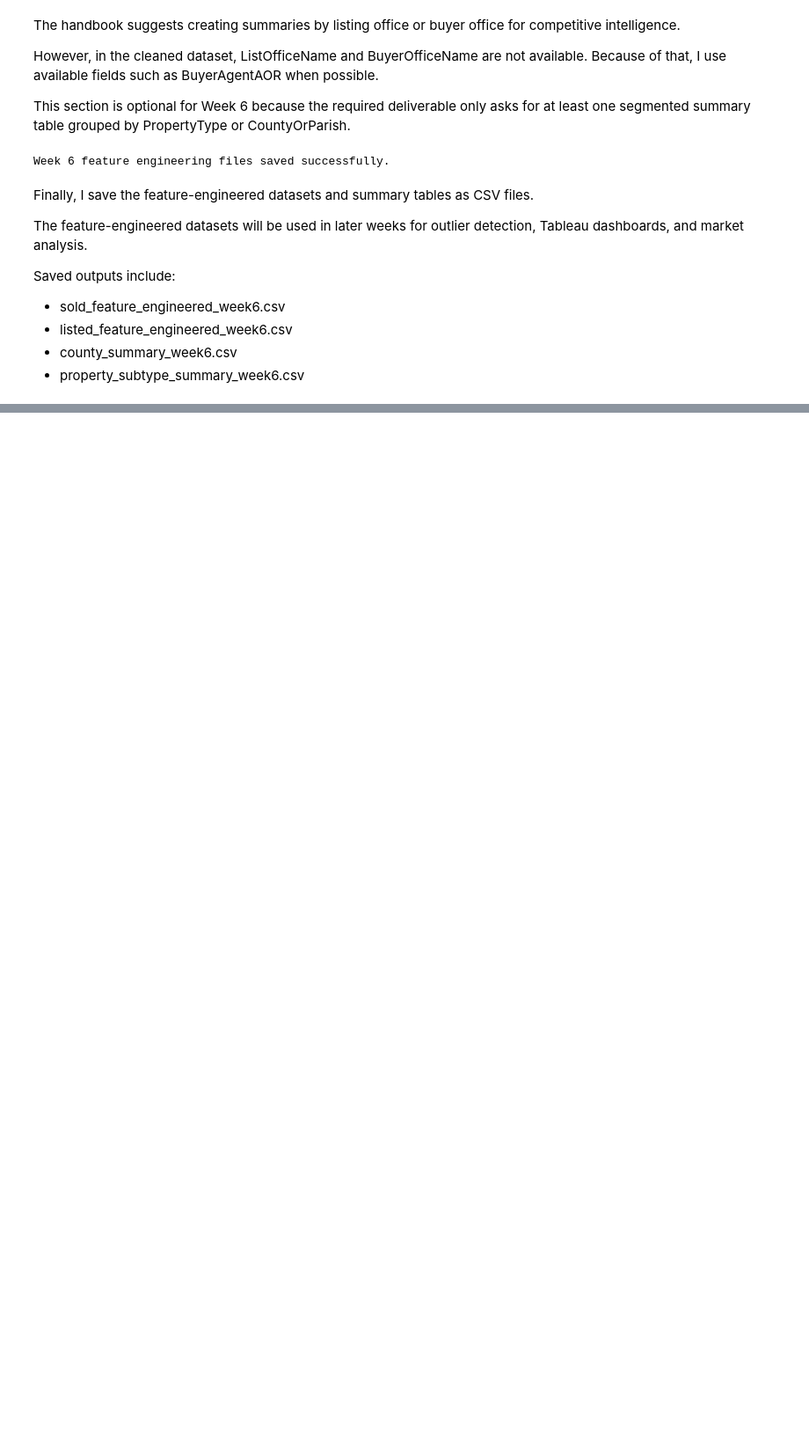
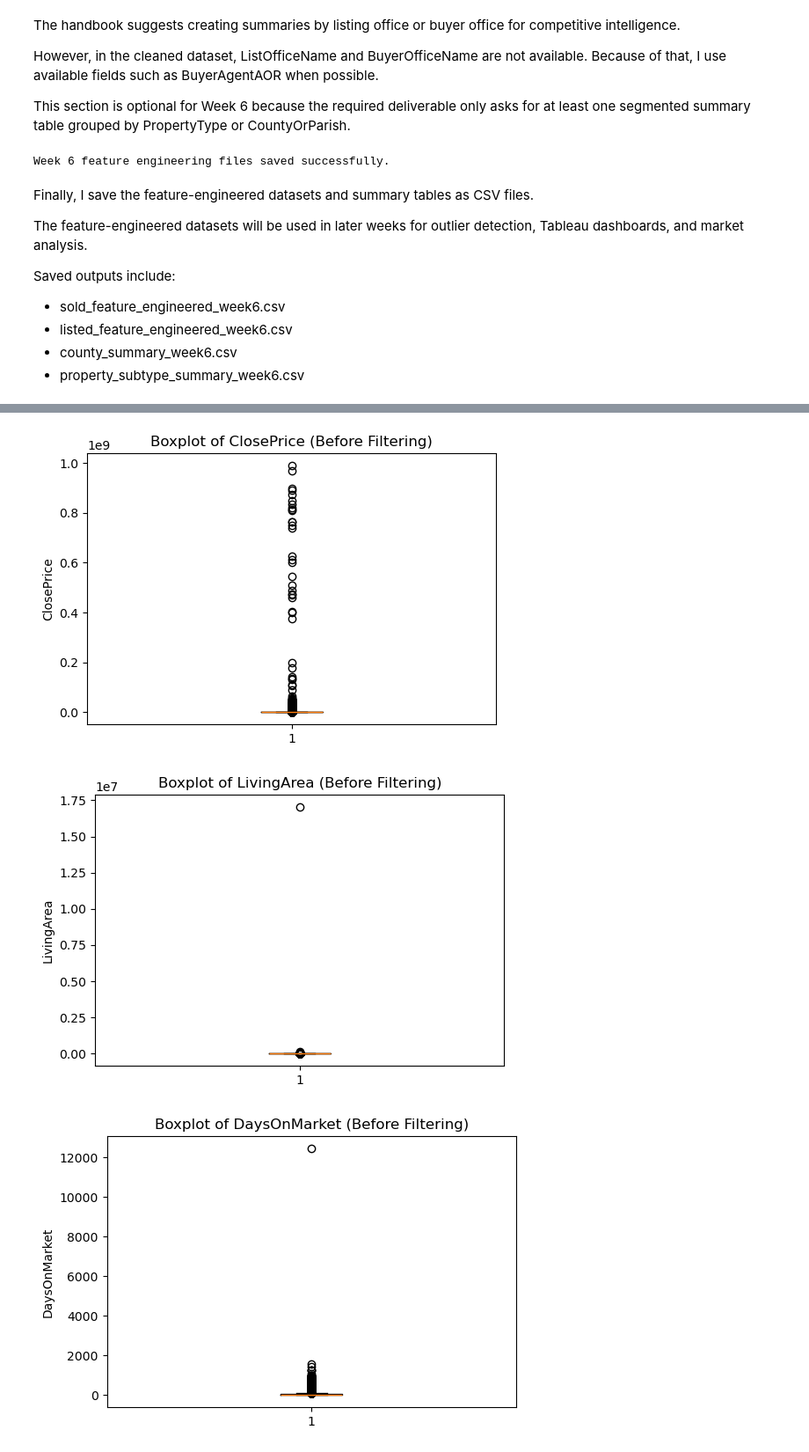
Before and after one commit to miatrn20/IDX-Exchange-spring2026, a Jupyter notebook: eda.ipynb, the cells around one changed output, grey strips where cells are left out. Shown at 88% size. Drawn from its saved outputs; the diff is of its cells as text; code cells hidden in the pictures; blank space fills up the shorter version.

Commit message:
Week 7

```diff
--- a/eda.ipynb
+++ b/eda.ipynb
@@ -1524,0 +1530,12 @@ In Week 6, I created several market metrics from the cleaned MLS data. These inc
+# %%
+# Start from Week 6 feature-engineered datasets
+
+sold_flagged = sold_feat.copy()
+listed_flagged = listed_feat.copy()
+
+print("Starting shapes:")
+print("Sold:", sold_flagged.shape)
+print("Listed:", listed_flagged.shape)
+
+# Columns required by Week 6 datasets
+outlier_cols = ['ClosePrice', 'LivingArea', 'DaysOnMarket']
@@ -1524,0 +1546,12 @@ In Week 6, I created several market metrics from the cleaned MLS data. These inc
+# %%
+
+for col in outlier_cols:
+    plt.figure(figsize=(6, 4))
+    plt.boxplot(sold_flagged[col].dropna())
+    plt.title(f"Boxplot of {col} (Before Filtering)")
+    plt.ylabel(col)
+    plt.show()
+# %% [output]
+[figure, added]
+[figure, added]
+[figure, added]
```
Also changed, not shown: parts of 17 cells of this notebook.
